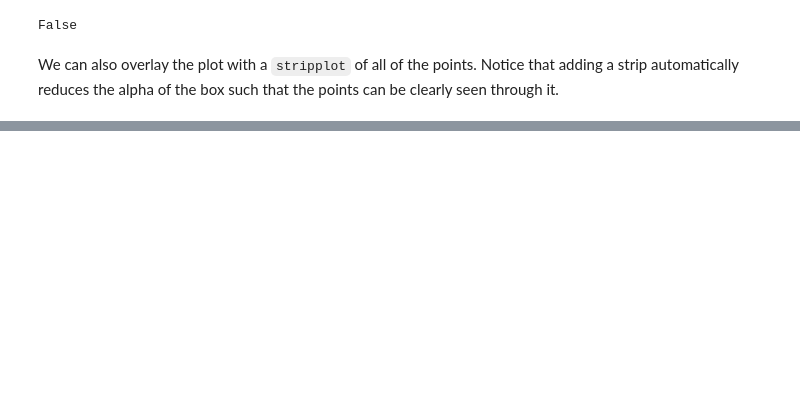
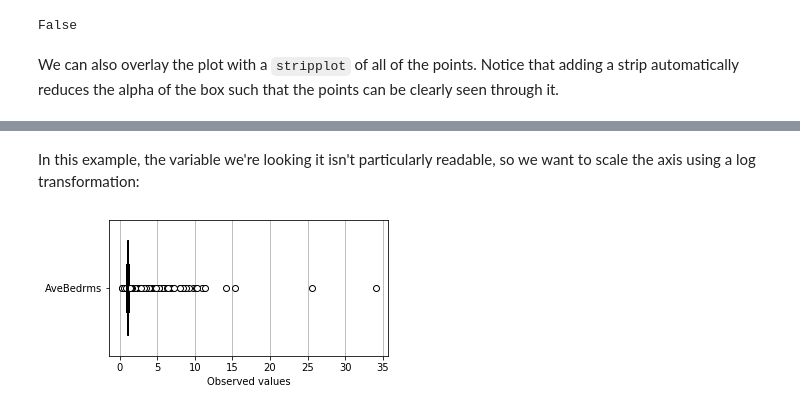
Before and after one commit to gregparkes/turbopanda, a Jupyter notebook: examples/boxplots.ipynb, the cells around one changed output, grey strips where cells are left out. Drawn from its saved outputs; the diff is of its cells as text; code cells hidden in the pictures; blank space fills up the shorter version.

```diff
--- a/examples/boxplots.ipynb
+++ b/examples/boxplots.ipynb
@@ -136,0 +150,6 @@ plt.show()
+# %% [markdown]
+In this example, the variable we're looking it isn't particularly readable, so we want to scale the axis using a log transformation:
+# %%
+ax = turb.plot.box1d((df_cal['AveBedrms']), vertical=False, color='lightblue')
+# %% [output]
+[figure, added]
```
Also changed, not shown: parts of 22 cells of this notebook, 8 other files.
